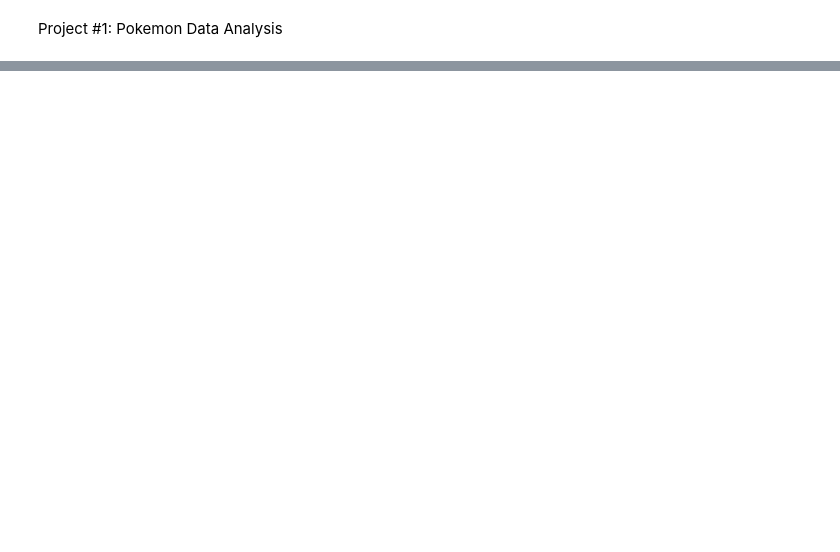
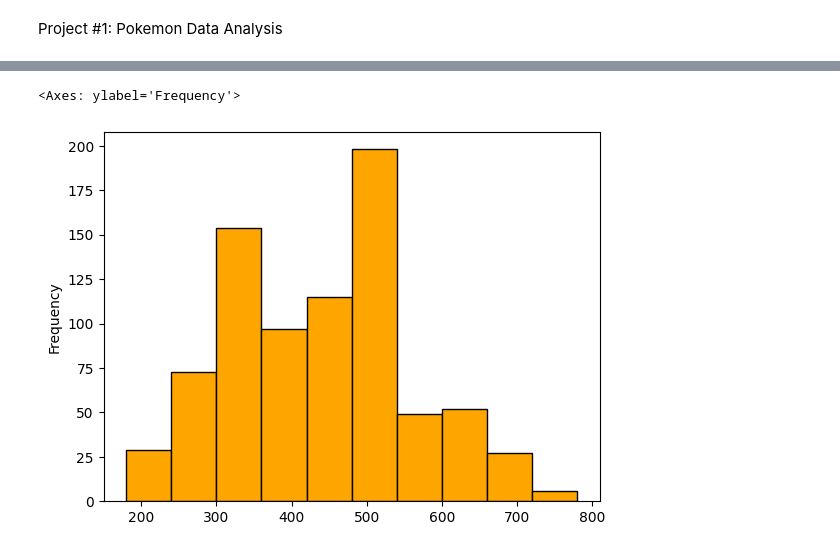
Before and after one commit to AgentXCross/PythonDS-ML, a Jupyter notebook: Projects/Notebooks/pokemon.ipynb, the cells around one changed output, grey strips where cells are left out. Saved outputs shown, nothing was run; the diff lists cells and outputs as text; code cells hidden in the pictures; blank space fills up the shorter version.

```diff
--- a/Projects/Notebooks/pokemon.ipynb
+++ b/Projects/Notebooks/pokemon.ipynb
@@ -25,0 +72,6 @@ df
+# %%
+#Total Stat Distributions
+df['Total'].plot(kind = 'hist', edgecolor = 'black', color = 'orange')
+# %% [output]
+<Axes: ylabel='Frequency'>
+[figure, added]
```
Also changed, not shown: parts of 26 cells of this notebook.
